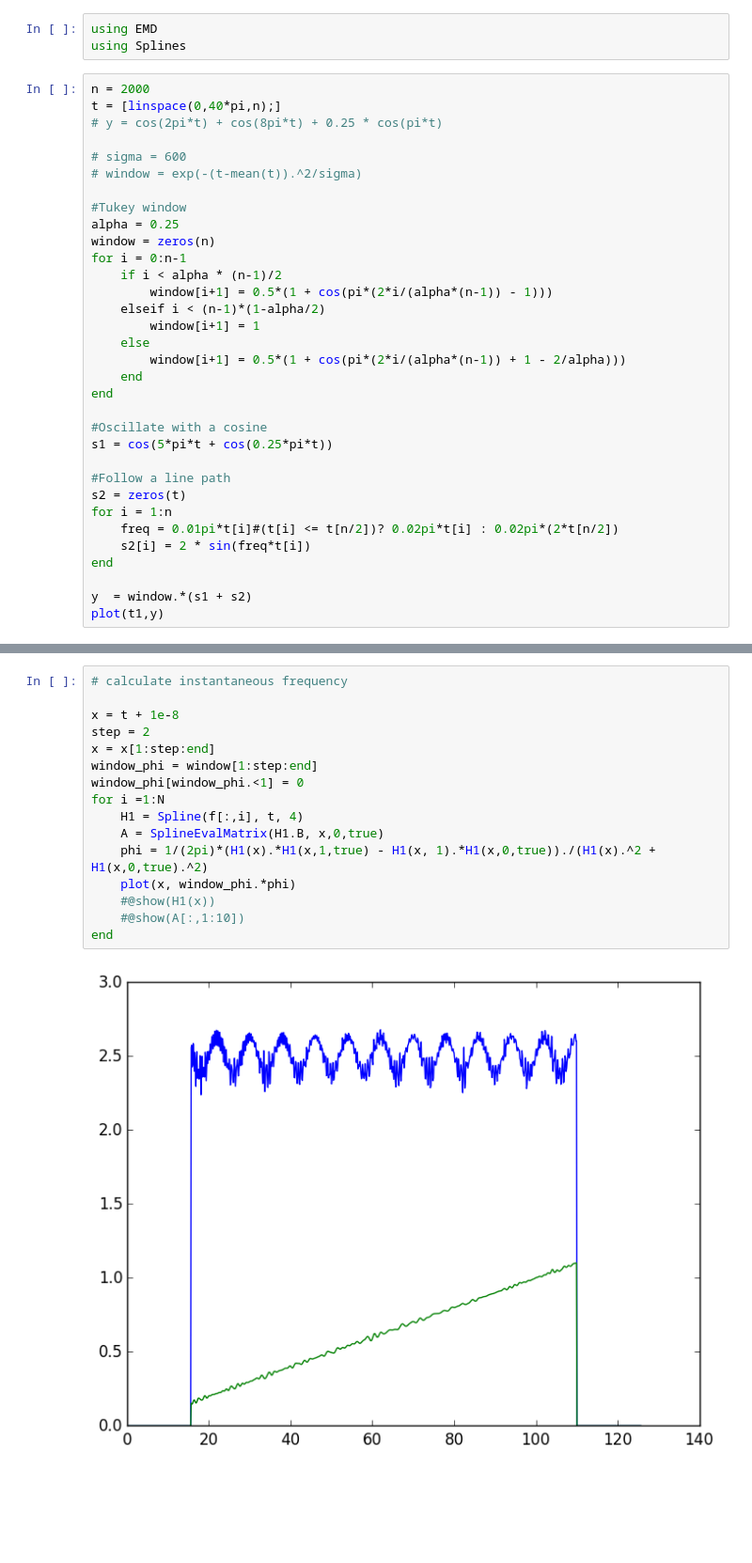
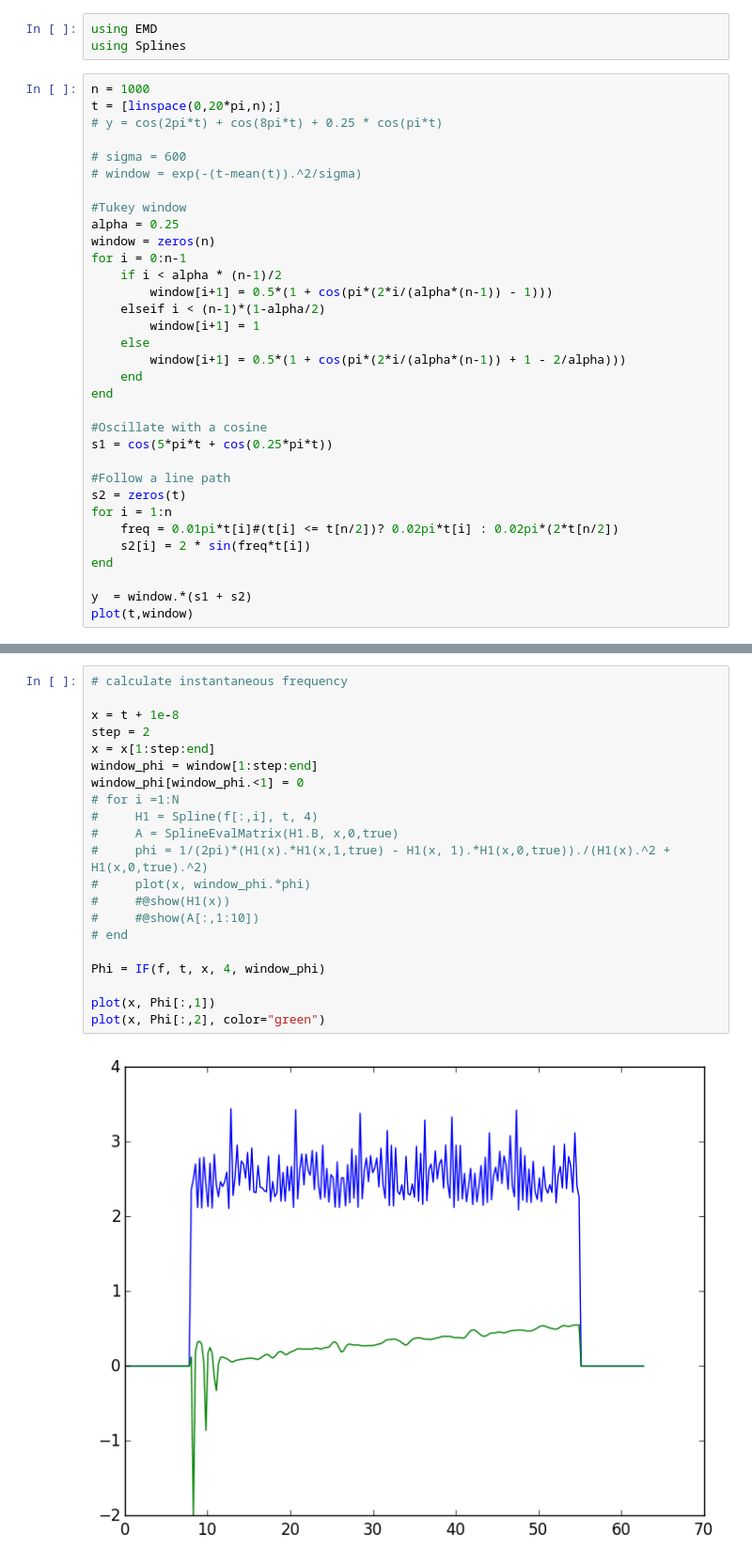
Before and after one commit to bnels/EMD.jl, a Jupyter notebook: notebook/EMDTest2.ipynb, the cells around one changed output, grey strips where cells are left out. Shown at 94% size. Drawn from its saved outputs; the diff is of its cells as text; blank space fills up the shorter version.

```diff
--- a/notebook/EMDTest2.ipynb
+++ b/notebook/EMDTest2.ipynb
@@ -4,8 +4,8 @@ using PyPlot
 using EMD
 using Splines
 # %%
-n = 2000
-t = [linspace(0,40*pi,n);]
+n = 1000
+t = [linspace(0,20*pi,n);]
 # y = cos(2pi*t) + cos(8pi*t) + 0.25 * cos(pi*t)
 
 # sigma = 600
@@ -35,5 +35,5 @@ for i = 1:n
 end
 
 y  = window.*(s1 + s2)
-plot(t1,y)
+plot(t,window)
 # %% [output]
@@ -83,18 +83,23 @@ plot(t,temp)
 # %%
 # calculate instantaneous frequency
 
 x = t + 1e-8
 step = 2
 x = x[1:step:end]
 window_phi = window[1:step:end]
 window_phi[window_phi.<1] = 0
-for i =1:N
-    H1 = Spline(f[:,i], t, 4)
-    A = SplineEvalMatrix(H1.B, x,0,true)
-    phi = 1/(2pi)*(H1(x).*H1(x,1,true) - H1(x, 1).*H1(x,0,true))./(H1(x).^2 + H1(x,0,true).^2)
-    plot(x, window_phi.*phi)
-    #@show(H1(x))
-    #@show(A[:,1:10])
-end
+# for i =1:N
+#     H1 = Spline(f[:,i], t, 4)
+#     A = SplineEvalMatrix(H1.B, x,0,true)
+#     phi = 1/(2pi)*(H1(x).*H1(x,1,true) - H1(x, 1).*H1(x,0,true))./(H1(x).^2 + H1(x,0,true).^2)
+#     plot(x, window_phi.*phi)
+#     #@show(H1(x))
+#     #@show(A[:,1:10])
+# end
+
+Phi = IF(f, t, x, 4, window_phi)
+
+plot(x, Phi[:,1])
+plot(x, Phi[:,2], color="green")
 # %% [output]
-[figure, old version]
+[figure, new version]
```
Also changed, not shown: parts of 3 cells of this notebook, 1 other file.
